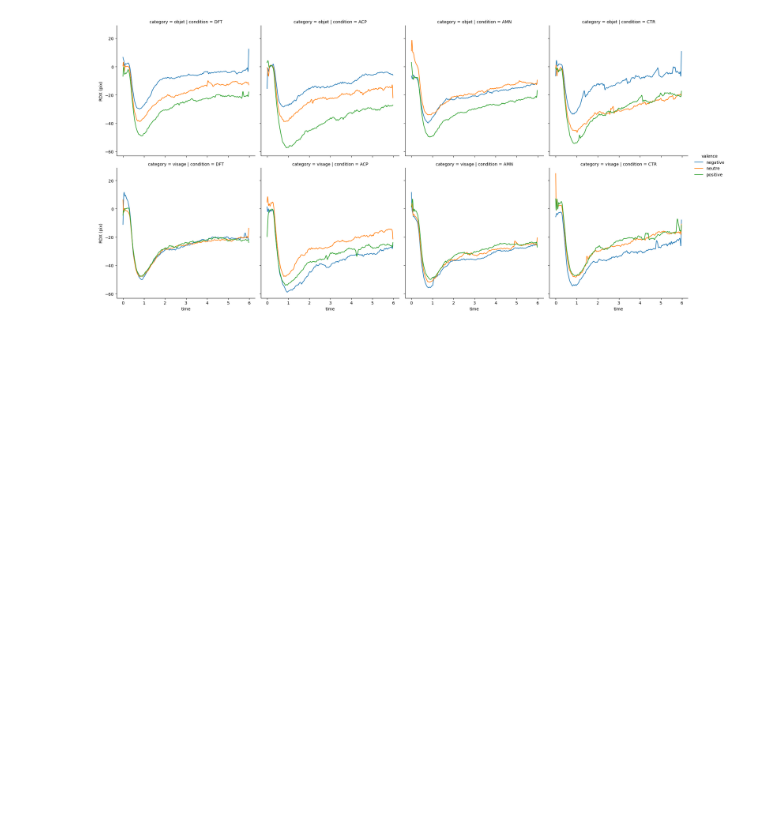
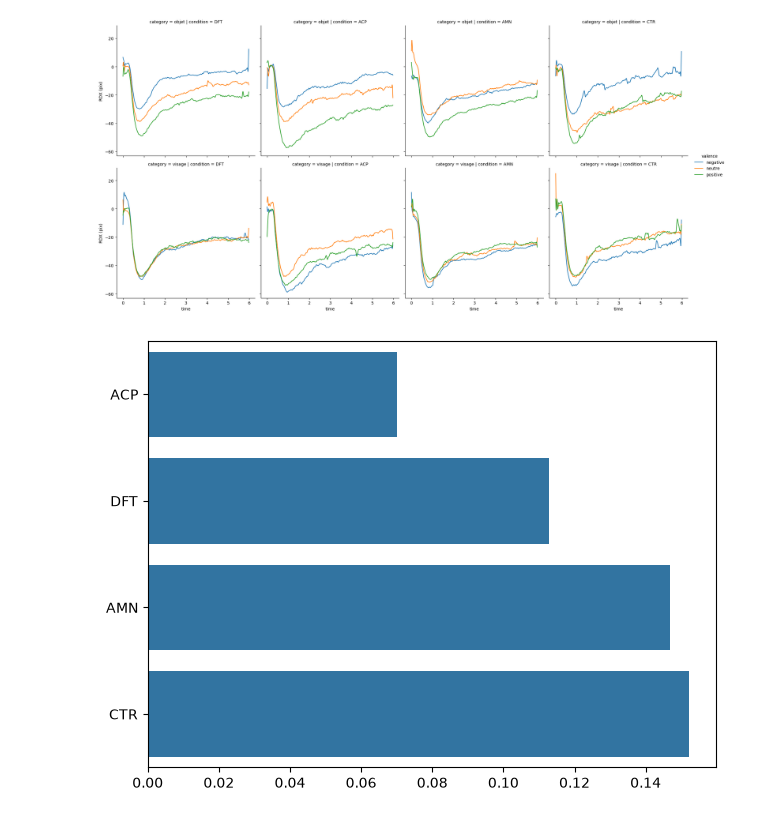
Before and after one commit to arthbreaker/2026_M1_internship, a Jupyter notebook: pipeline.ipynb, the cells around one changed output. Cells and saved outputs as stored; diff of their text form; code cells hidden in the pictures; blank space fills up the shorter version.

```diff
--- a/pipeline.ipynb
+++ b/pipeline.ipynb
@@ -650,3 +459,23 @@ sns.relplot(data, x='time', y='RDX (pix)', col='condition', row='category', hue=
 # %% [output]
 <seaborn.axisgrid.FacetGrid at 0x...>
 [figure]
+# %%
+x = '/Users/arthu/Documents/Marseille/aMU/M1/Stage/2026_07_03_data_timeseries.csv'
+df = pd.read_csv(x)
+# %%
+ohe = OneHotEncoder(sparse_output=False).set_output(transform="pandas")
+ohetransform = ohe.fit_transform(df[['category', 'valence', 'condition']])
+data = pd.concat([df, ohetransform], axis=1).drop(columns=['category', 'valence', 'condition'])
+# %%
+missing_values = {
+    'ACP': data[data.condition_ACP==1.0]['RDX (pix)'].isna().mean(),
+    'DFT': data[data.condition_AMN==1.0]['RDX (pix)'].isna().mean(),
+    'AMN': data[data.condition_DFT==1.0]['RDX (pix)'].isna().mean(),
+    'CTR': data[data.condition_CTR==1.0]['RDX (pix)'].isna().mean()
+}
+
+
+sns.barplot(data = missing_values, orient='h')
+plt.tight_layout()
+# %% [output]
+[figure, added]
```
Also changed, not shown: parts of 36 cells of this notebook, 8 other files.
